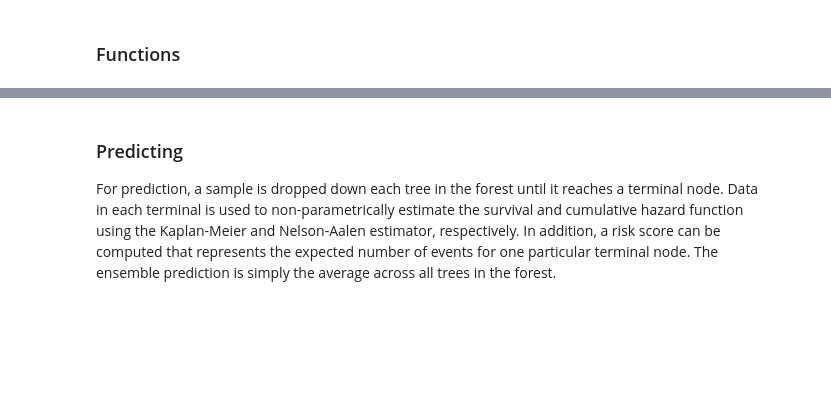
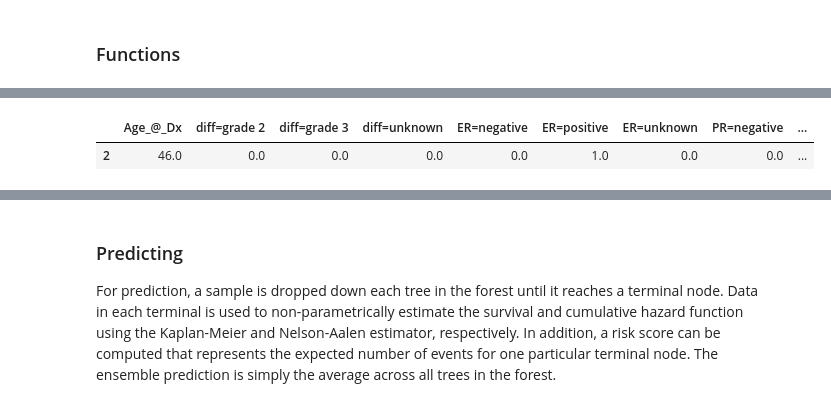
Before and after one commit to cmy96/fyp, a Jupyter notebook: Code/Survivability module.ipynb, the cells around one changed output, grey strips where cells are left out. Saved outputs shown, nothing was run; the diff lists cells and outputs as text; code cells hidden in the pictures; blank space fills up the shorter version.

```diff
--- a/Code/Survivability module.ipynb
+++ b/Code/Survivability module.ipynb
@@ -545,0 +363,87 @@ results(model_dict,test_data_dict)
+# %%
+path = 'C:\\SMU_v2\\Layered Folder\\'
+
+y_features = list(['status','OS_days'])
+
+if len(fnmatch.filter(os.listdir(path), '*.pkl')) > 0:
+
+    model_data_dict = {}
+    # r=root, d=directories, f = files
+    for r, d, f in os.walk(path):
+        for file in f:
+            if '.pkl' in file:
+                group = str(file).split("_")[0]
+                wave = str(file).split("_")[1].split(".")[0]
+                tmp = pd.read_pickle(path+file)
+
+                x_features = [i for i in tmp.columns if i not in y_features]
+
+                X, Y = settingXY(tmp, x_features, y_features,name= "{}_{}".format(group,wave))
+
+                if not (group in model_data_dict):
+                    model_data_dict[group] = {wave : { "X": X,\
+                                                       "Y":Y
+                                                      }}
+                else:
+                    model_data_dict[group].update({wave : { "X": X,\
+                                                            "Y":Y
+                                                          }} )
+                del X
+                del Y
+                del tmp
+    print("Data loaded!")
+else:
+    # Data Processing
+    listToDrop = ['NRIC','dob','Has Bills?','Side','Hospital','KKH','NCCS','SGH','END_OF_ENTRY']
+    clinical = dataSetting(listToDrop)
+    print(clinical.shape)
+
+    # Data of our interest are 5 and 10 years, patient that are new
+    # (does not have sufficient records will disturb and mess up our accuracy level
+    # only return data that has longer timeframe than the given interval
+
+    year_list = list([1,5,10])
+    df_dict = ComputeYears(clinical,year_list)
+
+    # Display shape of data after filtering
+    for i in df_dict:
+        for s_type in df_dict[i]:
+            print("Year: {}, survival category: {}, size: {}".format(i,s_type,df_dict[i][s_type].shape[0]))
+
+    YEAR = 1
+    STYPE = "OS"
+
+    group_dict = {
+                    "group 1": {
+                                 "stage": ['stage 4'],\
+                                 'wave': {
+                                             "layer 1": ['Age_@_Dx', 'diff', 'ER', 'PR','Her2','Stage'],\
+                                             "layer 2": ['Age_@_Dx', 'diff', 'ER', 'PR','Her2',\
+                                                         'T (no subgroup)', 'N (no subgroup)'],\
+                                             "layer 3": ['Age_@_Dx', 'diff', 'ER', 'PR','Her2', 'T', 'N'],\
+                                             "layer 4": ['Age_@_Dx', 'diff', 'ER', 'PR','Her2', 'size_precise', 'nodespos']
+                                         }
+                               },\
+                    "group 2": {
+                                 'stage': ['dcis/lcis non-invasive'],\
+                                 'wave': {
+                                             "layer 1": ['Age_@_Dx', 'diff', 'ER', 'PR','Her2','Size'],\
+                                             "layer 2": ['Age_@_Dx', 'diff', 'ER', 'PR','Her2','size_precise']
+                                         }
+                               },\
+                    "group 3": {
+                                 "stage": ['stage 4','dcis/lcis non-invasive'],\
+                                 'wave': {
+                                             "layer 1": ['Age_@_Dx', 'diff', 'ER', 'PR','Her2','Stage'],\
+                                             "layer 2": ['Age_@_Dx', 'diff', 'ER', 'PR','Her2',\
+                                                         'T (no subgroup)', 'N (no subgroup)', 'M (no subgroup)'],\
+                                             "layer 3": ['Age_@_Dx', 'diff', 'ER', 'PR','Her2', 'T', 'N', 'M'],\
+                                             "layer 4": ['Age_@_Dx', 'diff', 'ER', 'PR','Her2', 'size_precise',\
+                                                         'nodespos','M']
+                                         }
+                               },
+                    }
+    model_data_dict = layeredData(df_dict, group_dict,y_features,YEAR, STYPE)
+    print("Processing Done!")
+model_data_dict['group 3']['layer 1']['X'].head(1)
+# %% [output]
@@ -545,0 +451,2 @@ results(model_dict,test_data_dict)
+|  | Age_@_Dx | diff=grade 2 | diff=grade 3 | diff=unknown | ER=negative | ER=positive | ER=unknown | PR=negative | ... |
+| 2 | 46.0 | 0.0 | 0.0 | 0.0 | 0.0 | 1.0 | 0.0 | 0.0 | ... |
```
Also changed, not shown: parts of 23 cells of this notebook, 1 other file.
